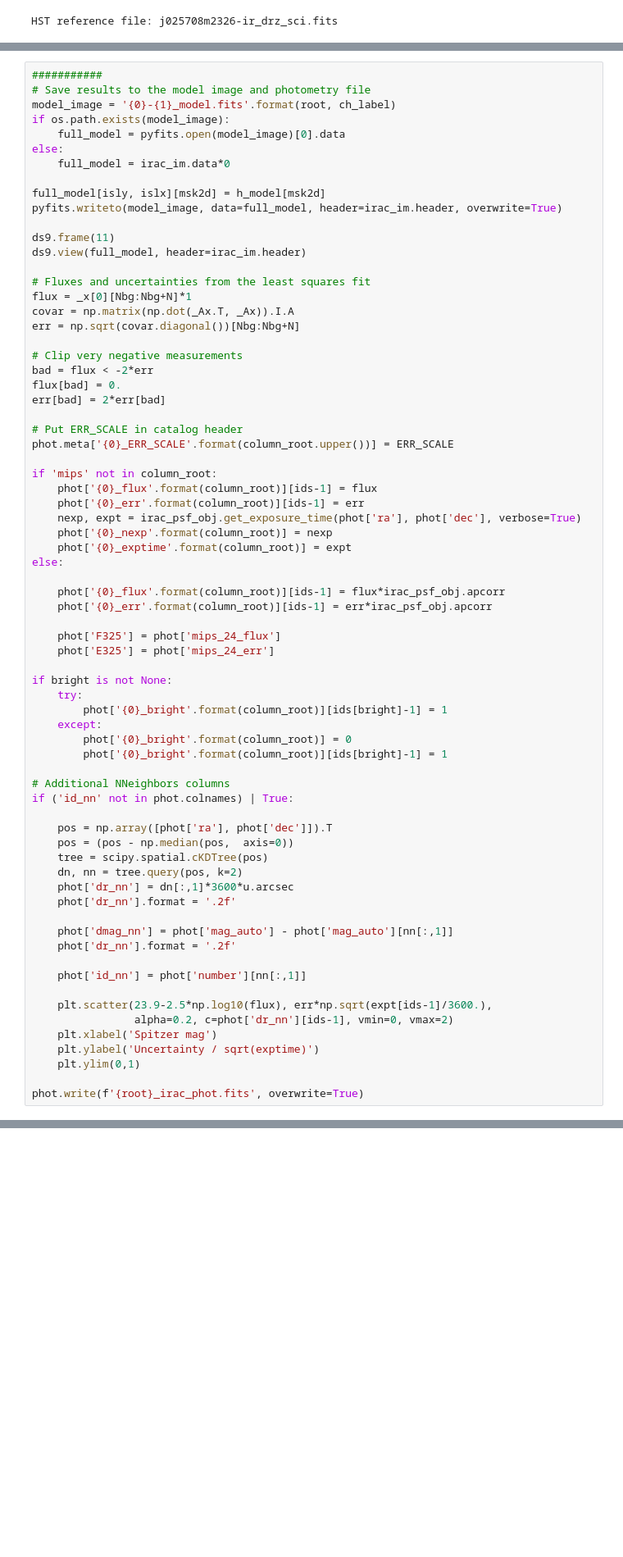
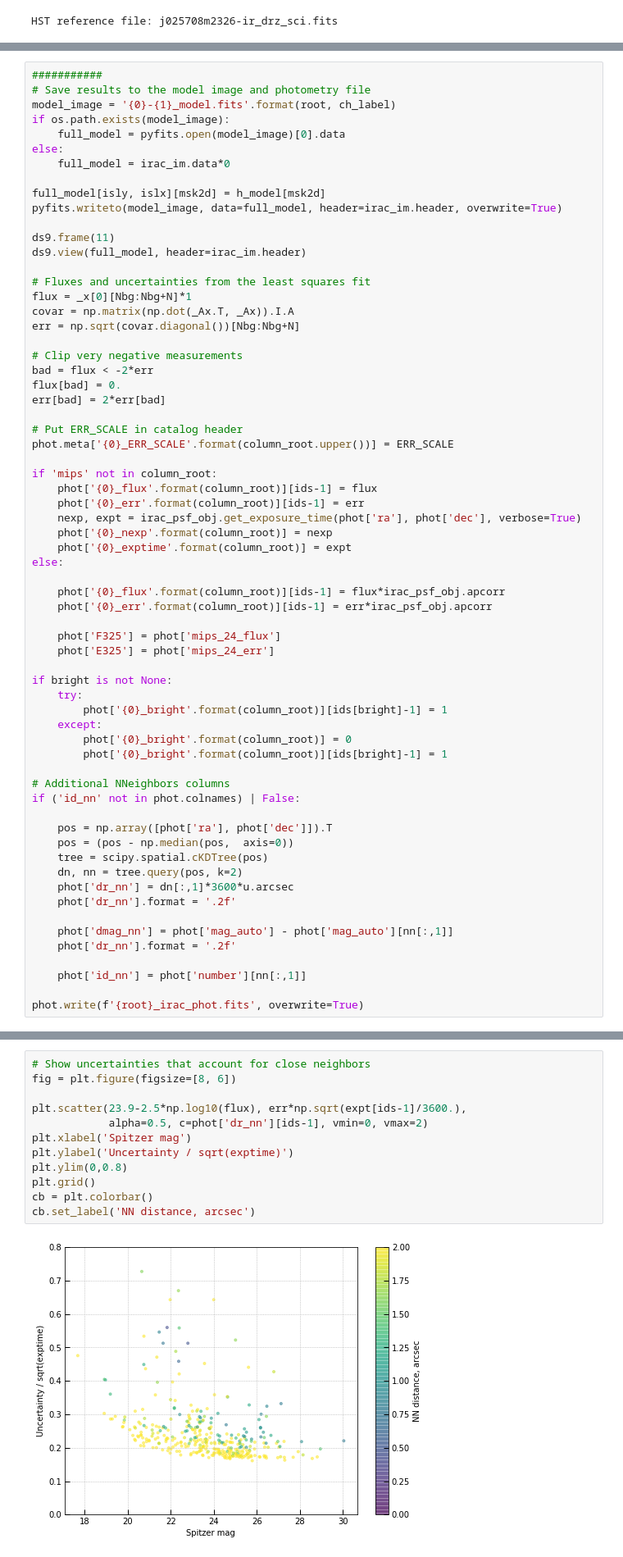
Before and after one commit to gbrammer/golfir, a Jupyter notebook: notebooks/IRAC-photometry.ipynb, the cells around one changed output, grey strips where cells are left out. Shown at 82% size. Saved outputs shown, nothing was run; the diff lists cells and outputs as text; blank space fills up the shorter version.

```diff
--- a/notebooks/IRAC-photometry.ipynb
+++ b/notebooks/IRAC-photometry.ipynb
@@ -669,7 +672,7 @@ if bright is not None:
         phot['{0}_bright'.format(column_root)][ids[bright]-1] = 1
 
 # Additional NNeighbors columns
-if ('id_nn' not in phot.colnames) | True:
+if ('id_nn' not in phot.colnames) | False:
 
     pos = np.array([phot['ra'], phot['dec']]).T
     pos = (pos - np.median(pos,  axis=0))
@@ -683,12 +686,6 @@ if ('id_nn' not in phot.colnames) | True:
 
     phot['id_nn'] = phot['number'][nn[:,1]]
 
-    plt.scatter(23.9-2.5*np.log10(flux), err*np.sqrt(expt[ids-1]/3600.),
-                alpha=0.2, c=phot['dr_nn'][ids-1], vmin=0, vmax=2)
-    plt.xlabel('Spitzer mag')
-    plt.ylabel('Uncertainty / sqrt(exptime)')
-    plt.ylim(0,1)
-
 phot.write(f'{root}_irac_phot.fits', overwrite=True)
 # %% [output]
 get_exposure_time r37857024 (0/2)
@@ -764,3 +811,17 @@ comp_hdu.writeto(comp_file, overwrite=True)
+# %%
+# Show uncertainties that account for close neighbors
+fig = plt.figure(figsize=[8, 6])
+
+plt.scatter(23.9-2.5*np.log10(flux), err*np.sqrt(expt[ids-1]/3600.),
+            alpha=0.5, c=phot['dr_nn'][ids-1], vmin=0, vmax=2)
+plt.xlabel('Spitzer mag')
+plt.ylabel('Uncertainty / sqrt(exptime)')
+plt.ylim(0,0.8)
+plt.grid()
+cb = plt.colorbar()
+cb.set_label('NN distance, arcsec')
+# %% [output]
+[figure, added]
 # %% [markdown]
 ## Refine morphological models with GALFIT (experimental)
 # %%
```
Also changed, not shown: parts of 13 cells of this notebook, 2 other files.
